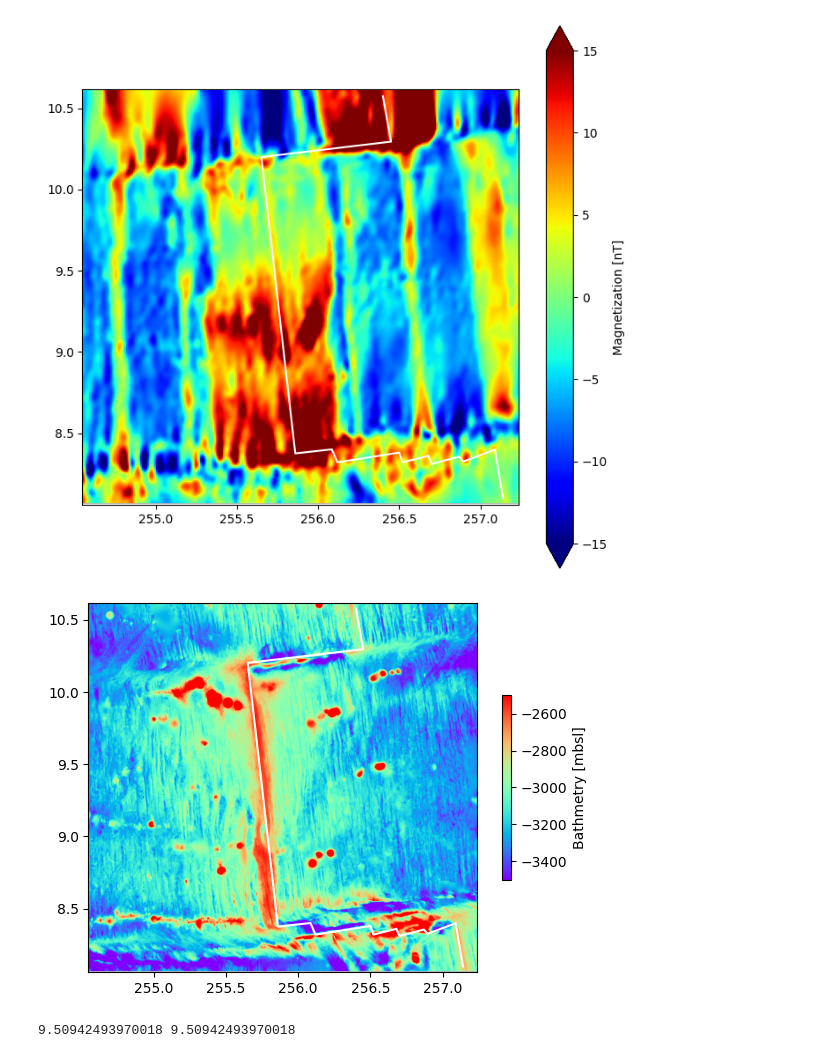
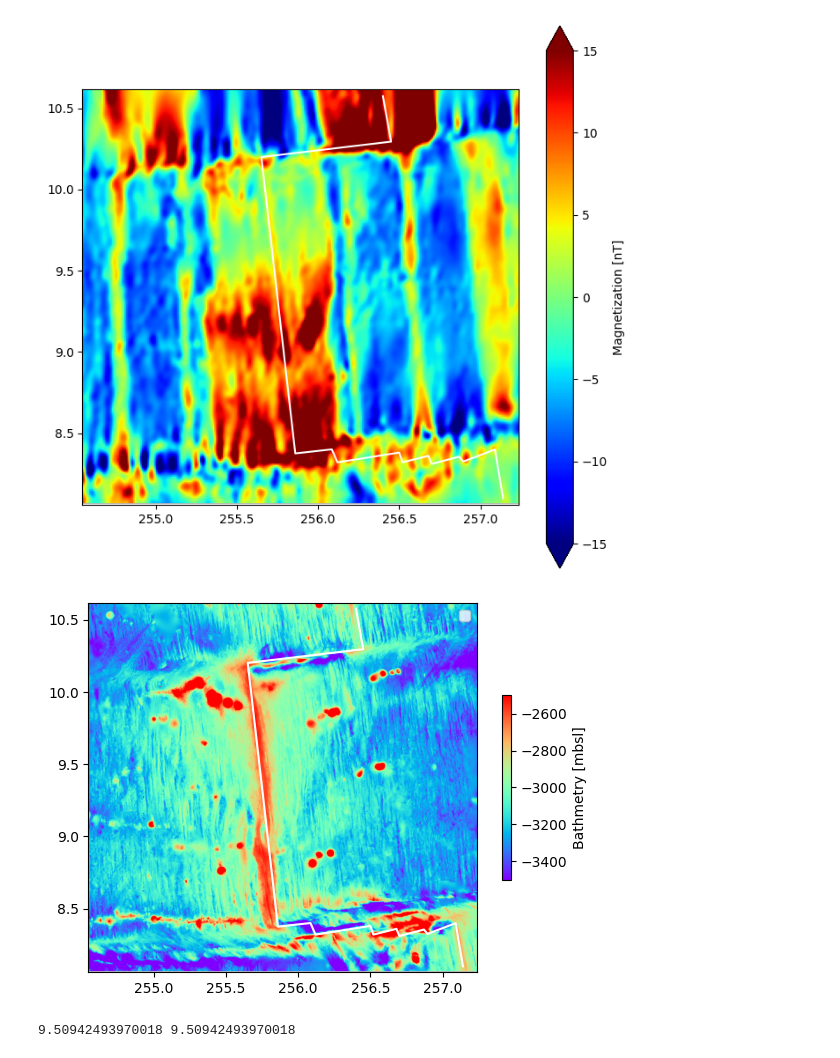
Before and after one commit to seanb7/GEOL-450, a Jupyter notebook: Bathymetry_and_Magnetics.ipynb, the cells around one changed output. Cells and saved outputs as stored; diff of their text form; code cells hidden in the pictures.

```diff
--- a/Bathymetry_and_Magnetics.ipynb
+++ b/Bathymetry_and_Magnetics.ipynb
@@ -102,15 +102,20 @@ datamat2 [datamat2 == nodata_value] = 'nan'
 # %%
 # Plotting Bathmetry
 fig2, ax2 = plt.subplots()
 cs = plt.imshow(datamat2, extent = [x.min(), x.max(), y.min(), y.max()], cmap = 'rainbow', vmin = -3500, vmax = -2500)
 plt.plot(data.LON+360, data.LAT, 'w-')
 fig = plt.gcf()
 cbar = fig.colorbar(cs, shrink = 0.5, ax = ax2)
 cbar.ax.set_ylabel('Bathmetry [mbsl]')
+
+# Label Geo Features
+
+
+plt.legend()
 plt.show()
 fig.savefig('Bathmetry of the CS_ridge.pdf')
 # %% [output]
-[figure, old version]
+[figure, new version]
 # %%
 # Confirm Latitude for Transecting line
 n = 165
```
Also changed, not shown: parts of 3 cells of this notebook.
